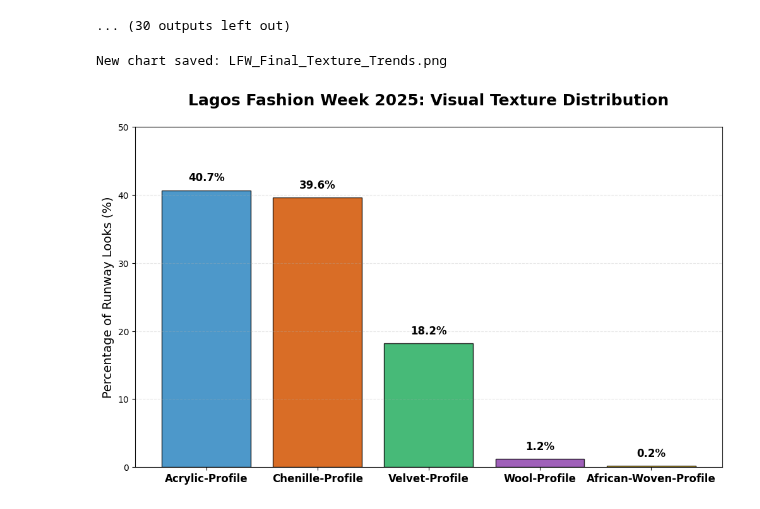
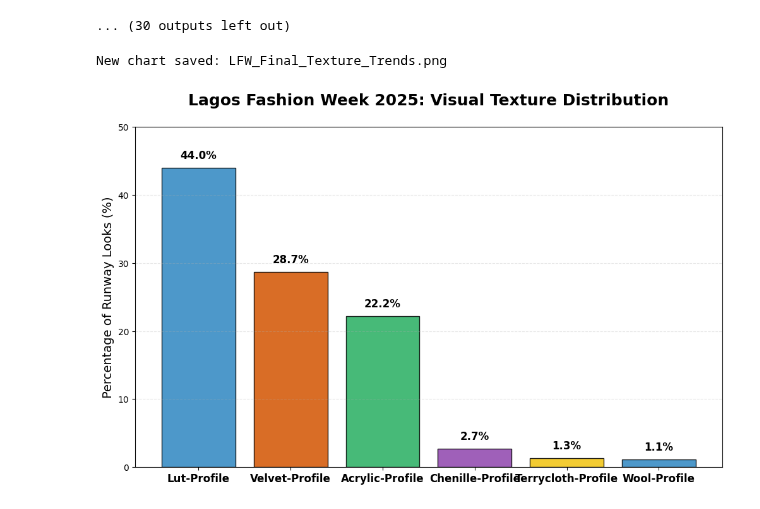
Before and after one commit to dijalaanita/Lagos-FW-2025-Analysis, a Jupyter notebook: scripts/train_svm.ipynb, the cells around one changed output. Cells and saved outputs as stored; diff of their text form; code cells hidden in the pictures.

```diff
--- a/scripts/train_svm.ipynb
+++ b/scripts/train_svm.ipynb
@@ -245,38 +245,39 @@ for brand in df1['filename'].apply(lambda x: x.split('_')[0].upper()).unique():
 # %%
 import matplotlib.pyplot as plt
 
 # Your refined data
 final_trends = {
-    'Acrylic-Profile': 40.7,
-    'Chenille-Profile': 39.6,
-    'Velvet-Profile': 18.2,
-    'Wool-Profile': 1.2,
-    'African-Woven-Profile': 0.2 # This was your AFRICA_FABRIC
+    'Lut-Profile': 44.0,
+'Velvet-Profile': 28.7,
+'Acrylic-Profile': 22.2,
+'Chenille-Profile': 2.7,
+'Terrycloth-Profile': 1.3,
+'Wool-Profile': 1.1
 }
 
 labels = list(final_trends.keys())
 values = list(final_trends.values())
 colors = ['#2E86C1', '#D35400', '#27AE60', '#8E44AD', '#F1C40F']
 
 plt.figure(figsize=(12, 7))
 bars = plt.bar(labels, values, color=colors, alpha=0.85, edgecolor='black')
 
 plt.title('Lagos Fashion Week 2025: Visual Texture Distribution', fontsize=18, fontweight='bold', pad=25)
 plt.ylabel('Percentage of Runway Looks (%)', fontsize=14)
 plt.ylim(0, 50)
 plt.xticks(fontsize=12, fontweight='bold')
 plt.grid(axis='y', linestyle='--', alpha=0.3)
 
 # Add the % labels on top
 for bar in bars:
     yval = bar.get_height()
     plt.text(bar.get_x() + bar.get_width()/2, yval + 1, f'{yval}%', ha='center', va='bottom', fontsize=12, fontweight='bold')
 
 plt.savefig('LFW_Final_Texture_Trends.png', bbox_inches='tight', dpi=300)
 print("New chart saved: LFW_Final_Texture_Trends.png")
 # %% [output]
 New chart saved: LFW_Final_Texture_Trends.png
-[figure, old version]
+[figure, new version]
 # %%
 import json
 
```
Also changed, not shown: parts of 4 cells of this notebook, 46 other files.
